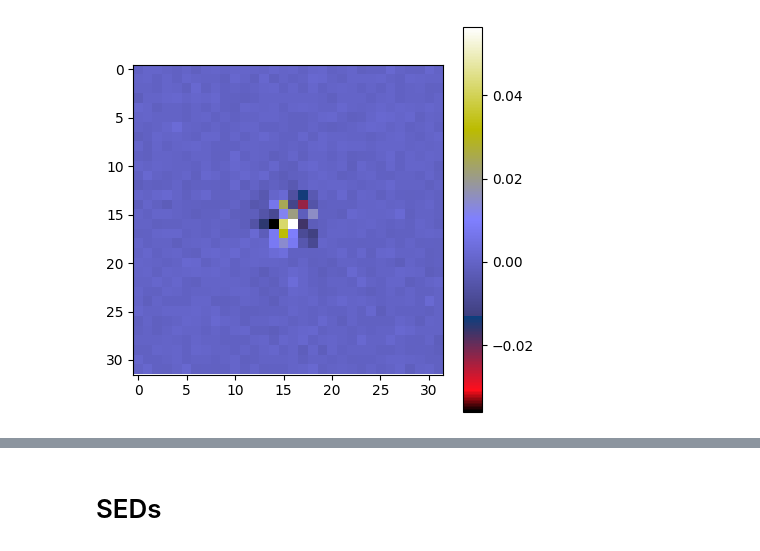
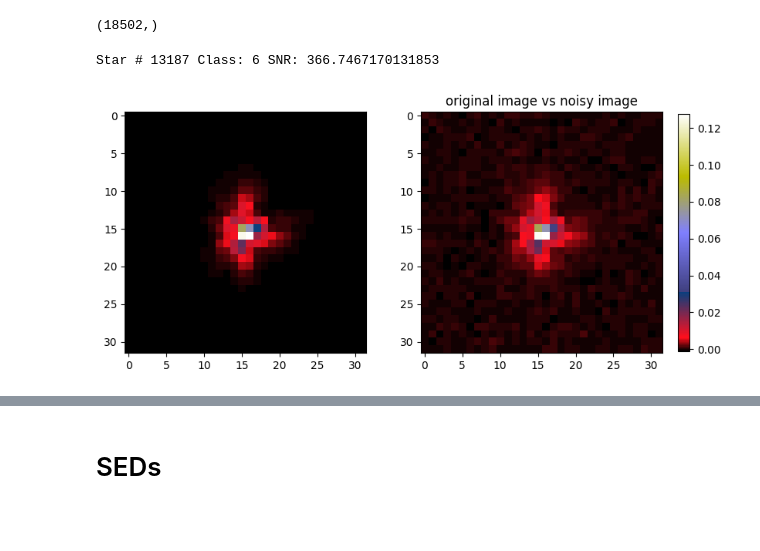
Before and after one commit to AlexSzapiro/psf_dataset_generation, a Jupyter notebook: psf_visualizer.ipynb, the cells around one changed output, grey strips where cells are left out. Drawn from its saved outputs; the diff is of its cells as text; code cells hidden in the pictures; blank space fills up the shorter version.

```diff
--- a/psf_visualizer.ipynb
+++ b/psf_visualizer.ipynb
@@ -28,8 +16,23 @@ plt.show()
-# %%
-noisy_test_pattern = test_dataset['noisy_stars'][index,:,:] - test_dataset['stars'][index,:,:]
-plt.figure(figsize=(5,5))
-plt.imshow(noisy_test_pattern, cmap='gist_stern');plt.colorbar()
-plt.show()
-# %% [output]
-[figure, removed]
+# %%
+snr_50_400_indexes = np.where(test_dataset['SNR'] >= 50)[0]
+test_stars_50_400 = test_dataset['noisy_stars'][snr_50_400_indexes]
+test_stars_noiseless = test_dataset['stars'][snr_50_400_indexes]
+classes_50_400 = np.array(test_dataset['SED_ids'])[snr_50_400_indexes]
+snr_50_400 = test_dataset['SNR'][snr_50_400_indexes]
+snr_50_400.shape
+# %% [output]
+(18502,)
+# %%
+index = np.random.randint(low=0, high= test_stars_50_400.shape[0])
+
+fig, axs = plt.subplots(1, 2, figsize=(10, 10), gridspec_kw={'width_ratios': [4, 5]})
+axs[0].imshow(test_stars_noiseless[index,:,:], cmap='gist_stern')
+im = axs[1].imshow(test_stars_50_400[index,:,:], cmap='gist_stern')
+fig.colorbar(im, ax=axs[1], shrink=0.4)
+plt.title('original image vs noisy image')
+plt.show
+print('Star #', index,'Class:', classes_50_400[index], 'SNR:', snr_50_400[index])
+# %% [output]
+Star # 13187 Class: 6 SNR: 366.7467170131853
+[figure, added]
 # %%
```
Also changed, not shown: parts of 7 cells of this notebook.
